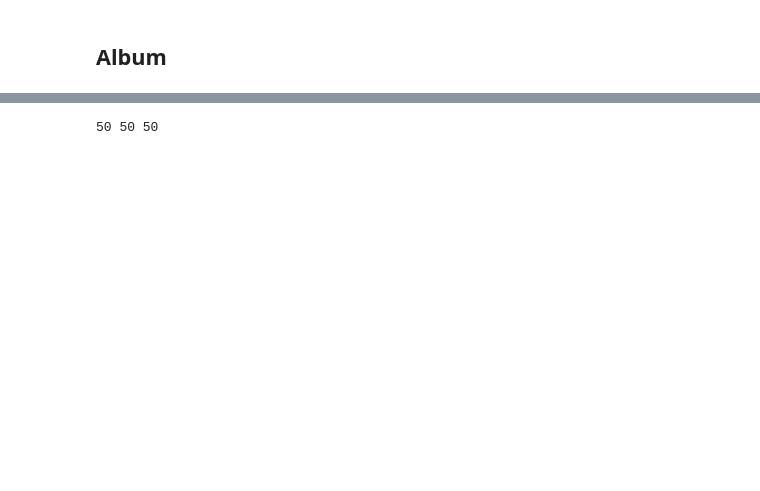
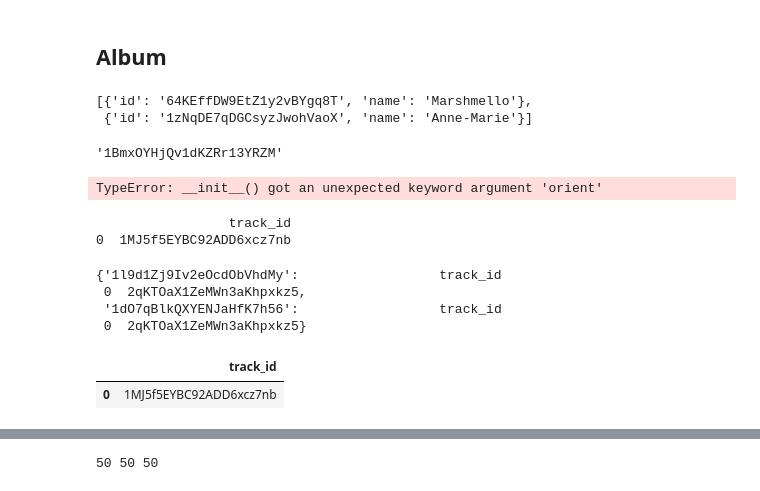
Before and after one commit to MarceloAlvesPereira/Follow_the_beat, a Jupyter notebook: Feel_the_rhythm_5_co_ocurrence.ipynb, the cells around one changed output, grey strips where cells are left out. Cells and saved outputs as stored; diff of their text form; code cells hidden in the pictures; blank space fills up the shorter version.

```diff
--- a/Feel_the_rhythm_5_co_ocurrence.ipynb
+++ b/Feel_the_rhythm_5_co_ocurrence.ipynb
@@ -518,2 +448,72 @@ for t, trk in enumerate(reference_trx['id']):
 # %% [markdown]
 ## Album
+# %%
+tracks_dict['08bNPGLD8AhKpnnERrAc6G']['artists']
+# %% [output]
+[{'id': '64KEffDW9EtZ1y2vBYgq8T', 'name': 'Marshmello'},
+ {'id': '1zNqDE7qDGCsyzJwohVaoX', 'name': 'Anne-Marie'}]
+# %%
+tracks_dict['08bNPGLD8AhKpnnERrAc6G']['album']['id']
+# %% [output]
+'1BmxOYHjQv1dKZRr13YRZM'
+# %%
+albums = pd.DataFrame(columns=['tracks'], orient='index')
+albums
+# albums['1l9d1Zj9Iv2eOcdObVhdMy']['tracks'] = 1
+# %% [output]
+TypeError: __init__() got an unexpected keyword argument 'orient'
+# %%
+# def tracks_by_album_artist():
+albums = {}
+artists = {}
+tr = pd.DataFrame(columns=['track_id'])
+for t, tid in enumerate(tracks_dict):
+    if t < 3:
+        #         print(tracks_dict[tid])
+        # album
+        alb = tracks_dict[tid]['album']['id']
+        if alb not in albums.keys():
+            #             print(tid)
+            #             tr = [tid]
+            #             print(tr)
+            tr['track_id'] = [tid]
+
+            #             print(tr)
+            albums.update({alb: tr})
+        else:
+            curr_track = albums.get(alb)
+            print(curr_track)
+#             curr_in_track = curr_track['track_id'].copy()
+#             curr_in_track = curr_in_track.append(tid)
+#             tr['track_id'] = curr_in_track
+#             print(tr)
+#             albums.update({alb: tr})
+
+        # Artists
+#         for art in tracks_dict['08bNPGLD8AhKpnnERrAc6G']['artists']:
+#             print(art['id'])
+#             if tid not in tracks_dict.keys():
+#                 tr['in_playlist'] = [pid]
+#                 tracks_dict.update({tid: tr})
+#             else:
+#                 curr_track = tracks_dict.get(tid)
+#                 curr_in_playlist = curr_track['in_playlist'].copy()
+#                 curr_in_playlist.append(pid)
+#                 tr['in_playlist'] = curr_in_playlist
+#                 tracks_dict.update({tid: tr})
+# albums['1l9d1Zj9Iv2eOcdObVhdMy']
+# %% [output]
+                 track_id
+0  1MJ5f5EYBC92ADD6xcz7nb
+# %%
+albums
+# %% [output]
+{'1l9d1Zj9Iv2eOcdObVhdMy':                  track_id
+ 0  2qKTOaX1ZeMWn3aKhpxkz5,
+ '1dO7qBlkQXYENJaHfK7h56':                  track_id
+ 0  2qKTOaX1ZeMWn3aKhpxkz5}
+# %%
+albums['1l9d1Zj9Iv2eOcdObVhdMy']
+# %% [output]
+|  | track_id |
+| 0 | 1MJ5f5EYBC92ADD6xcz7nb |
```
Also changed, not shown: parts of 30 cells of this notebook, 1 other file.
